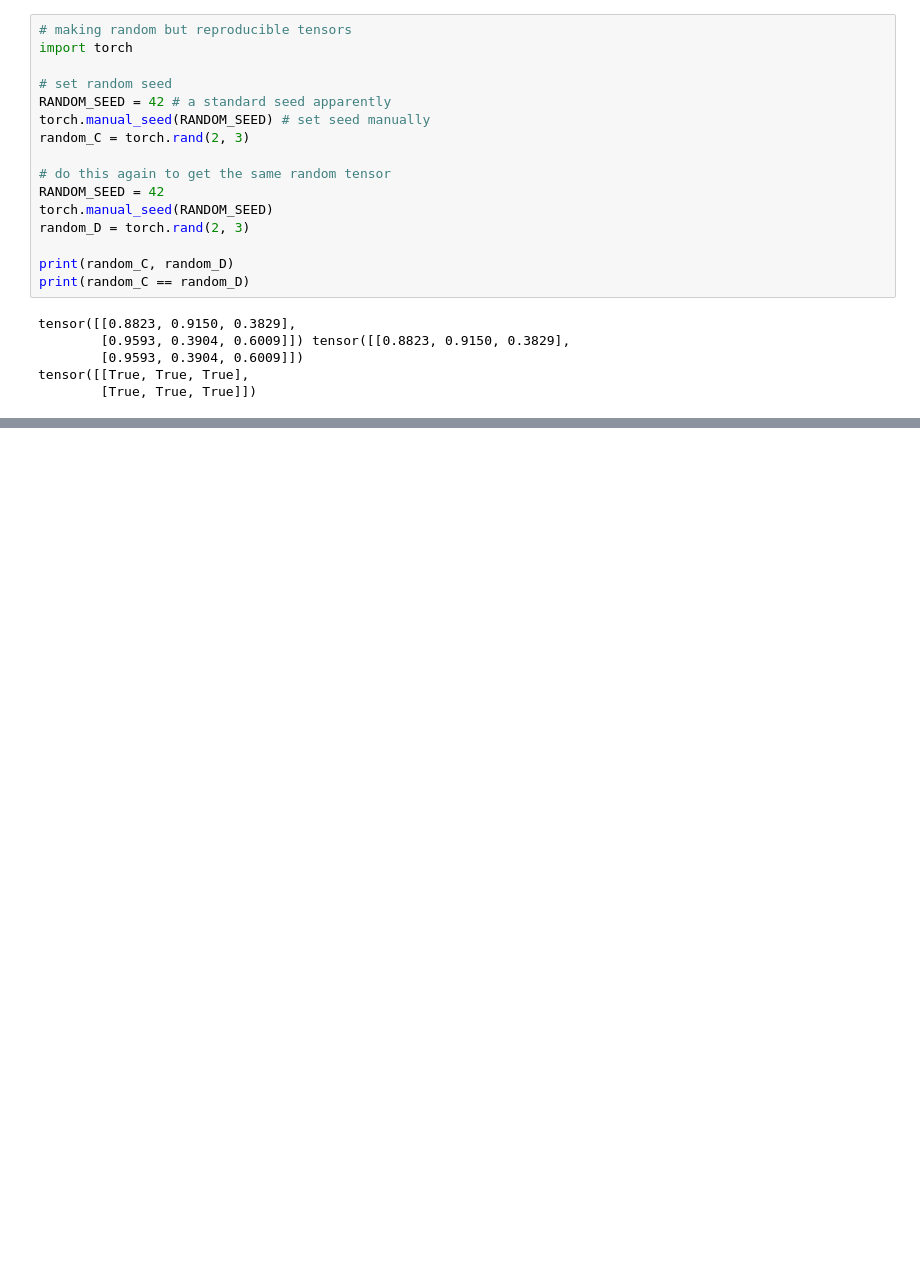
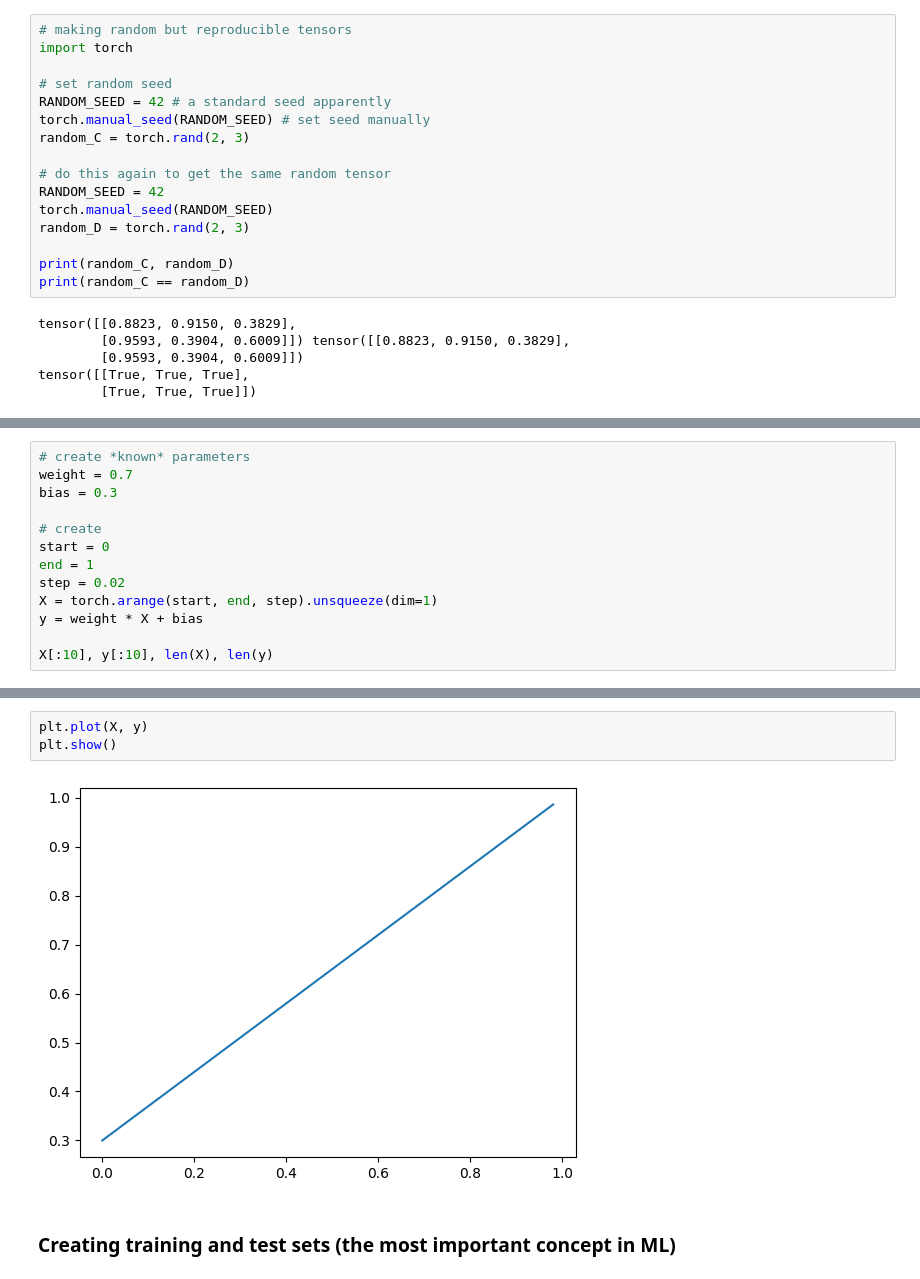
Before and after one commit to shawbicc/pytorch-playground, a Jupyter notebook: pytorch-notes.ipynb, the cells around one changed output, grey strips where cells are left out. Saved outputs shown, nothing was run; the diff lists cells and outputs as text; blank space fills up the shorter version.

```diff
--- a/pytorch-notes.ipynb
+++ b/pytorch-notes.ipynb
@@ -503,0 +575,13 @@ tensor([[True, True, True],
+# %%
+# create *known* parameters
+weight = 0.7
+bias = 0.3
+
+# create
+start = 0
+end = 1
+step = 0.02
+X = torch.arange(start, end, step).unsqueeze(dim=1)
+y = weight * X + bias
+
+X[:10], y[:10], len(X), len(y)
@@ -503,0 +606,7 @@ tensor([[True, True, True],
+# %%
+plt.plot(X, y)
+plt.show()
+# %% [output]
+[figure, added]
+# %% [markdown]
+### Creating training and test sets (the most important concept in ML) <a class="anchor" id="training-test"></a>
```
Also changed, not shown: parts of 22 cells of this notebook.
